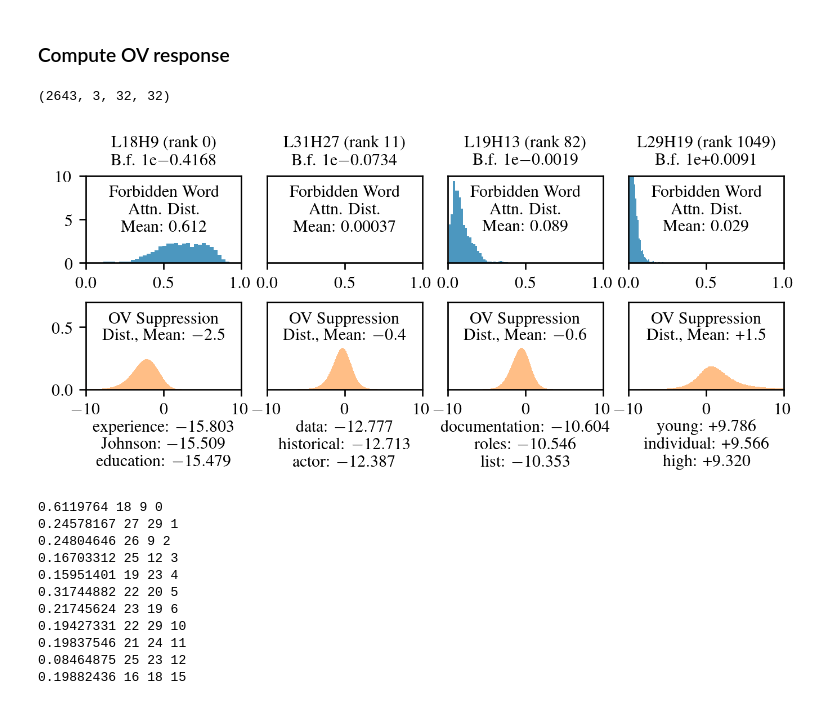
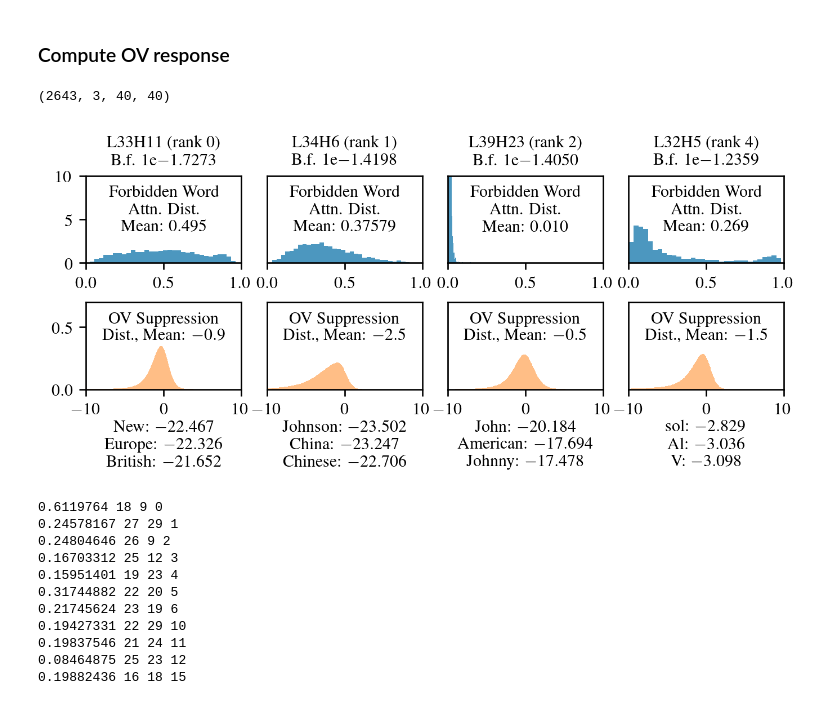
Before and after one commit to ed1d1a8d/prompt-injection-interp, a Jupyter notebook: notebooks/dontsay/attrib-plots/examples-of-heads.ipynb, the cells around one changed output. Drawn from its saved outputs; the diff is of its cells as text; code cells hidden in the pictures.

```diff
--- a/notebooks/dontsay/attrib-plots/examples-of-heads.ipynb
+++ b/notebooks/dontsay/attrib-plots/examples-of-heads.ipynb
@@ -36,3 +39,24 @@ plt.style.use(
 COLORS = plt.rcParams["axes.prop_cycle"].by_key()["color"]
 # %% [markdown]
 ### Load model
+# %%
+# pick model to run on
+model_name = "meta-llama/Llama-2-13b-chat-hf" # or meta-llama/Llama-2-7b-chat-hf or meta-llama/Llama-2-70b-chat-hf
+
+# You will need to login to huggingface first:
+#   huggingface-cli login
+if model_name == "meta-llama/Llama-2-7b-chat-hf":
+    tl_model = utils.get_llama2_7b_chat_tl_model()
+    saved_name = "llama2_7b"
+    n_devices = 1
+    batch_size = 5
+elif model_name == "meta-llama/Llama-2-13b-chat-hf":
+    tl_model = utils.get_llama2_13b_chat_tl_model()
+    saved_name = "llama2_13b"
+    n_devices = 2
+    batch_size = 1
+elif model_name == "meta-llama/Llama-2-70b-chat-hf":
+    tl_model = utils.get_llama2_70b_chat_tl_model()
+    saved_name = "llama2_70b"
+    n_devices = 2
+    batch_size = 1
@@ -62,8 +88,10 @@ The capital of Germany is Berlin. Berlin is the largest city in Germany and is k
 # %% [markdown]
 ### Load dataset
 # %%
+df_raw = pd.read_csv(utils.get_repo_root() / "data" / "counterfact_raw.csv")
+file_name = f"counterfact_processed_{saved_name}.pkl"
 df = pd.read_pickle(
-    utils.get_repo_root() / "data" / "counterfact_processed.pkl"
+    utils.get_repo_root() / "data" / file_name
 )
 print(len(df))
 df.keys()
@@ -178,7 +204,7 @@ fas = np.stack(df.forb_attn)
 log10odds_fas = torch.tensor(fas).logit().cpu().numpy()
 fas.shape
 # %% [output]
-(2643, 3, 32, 32)
+(2643, 3, 40, 40)
 # %%
 def get_ov_resp_matrix(layer: int, head: int):
     """Returns a matrix in units of log_e-prob."""
@@ -255,8 +281,8 @@ def plot_ov_resp_matrix(
 # %%
 # PLOT_HEADS = [(18, 9, False), (25, 12, False), (28, 7, False), (14, 5, False), (29, 19, True)]
 # PLOT_HEADS = [(18, 9, False), (25, 12, False), (28, 7, False), (29, 19, True)]
-PLOT_HEADS = [(18, 9, False), (31, 27, False), (19, 13, False), (29, 19, True)]
-
+# PLOT_HEADS = [(18, 9, False), (31, 27, False), (19, 13, False), (29, 19, True)]
+PLOT_HEADS = [(33, 11, False), (34, 6, False), (39, 23, False), (32, 5, True)]
 fig, _ = plt.subplots(2, 4, height_ratios=[1, 1])
 plt.rcParams["ytick.right"] = False
 
@@ -298,34 +324,34 @@ for i, (layer, head, _) in enumerate(PLOT_HEADS):
         verticalalignment="top",
         transform=plt.gca().transAxes,
     )
 
     plt.gca().yaxis.set_ticks_position("left")
     if i > 0:
         # Turn off y-axis labels
         plt.yticks([])
 
 
 for i, (layer, head, largest) in enumerate(PLOT_HEADS):
     plt.subplot(2, 4, 4 + i + 1)
     plot_ov_resp_matrix(
         layer=layer,
         head=head,
         top_tokens=3,
         largest=largest,
     )
     plt.gca().yaxis.set_ticks_position("left")
     if i > 0:
         # Turn off y-axis labels
         plt.yticks([])
     plt.xlim(-10, 10)
     plt.ylim(0, 0.7)
 
 fig.set_figheight(fig.get_figheight() * 0.85)
 fig.get_layout_engine().set(wspace=0, w_pad=0)
 fig.show()
 plt.savefig("./plots/examples-of-heads.pdf", backend="pgf")
 # %% [output]
-[figure, old version]
+[figure, new version]
 # %%
 for rnk, (layer, head) in enumerate(ATTN_HEAD_LOCS):
     mean = fas[:, 0, layer, head].mean()
```
Also changed, not shown: parts of 5 cells of this notebook, 4 other files.
